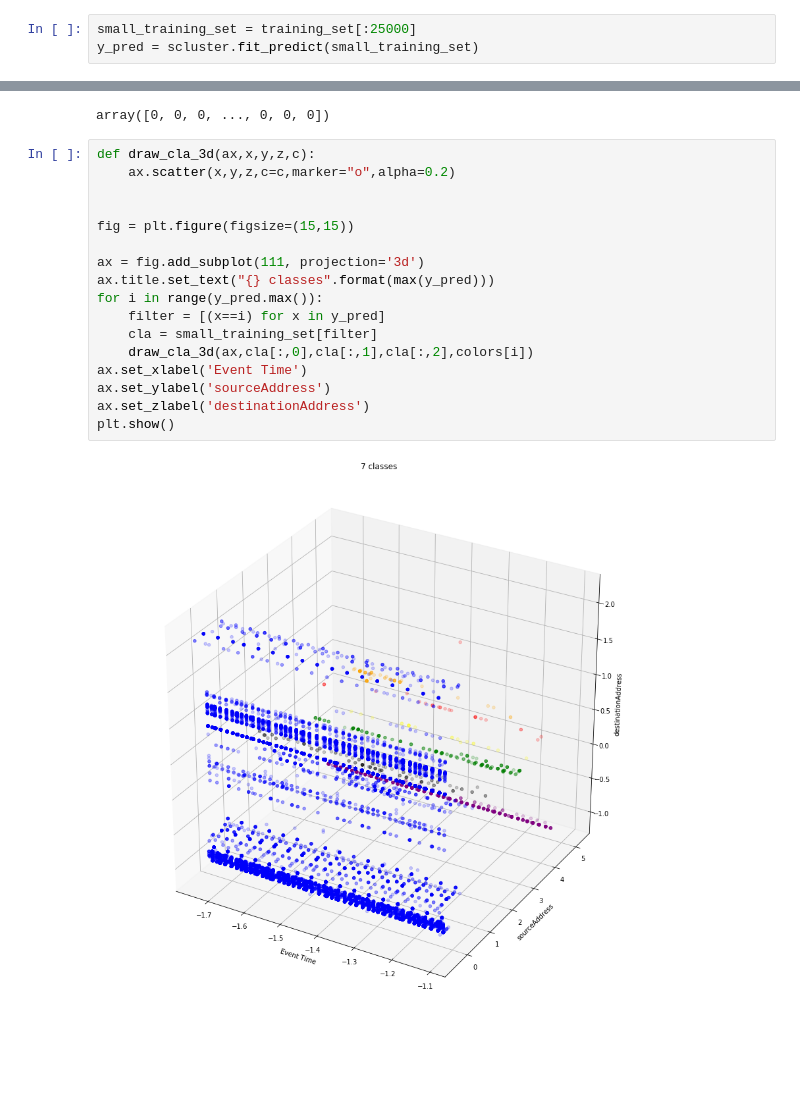
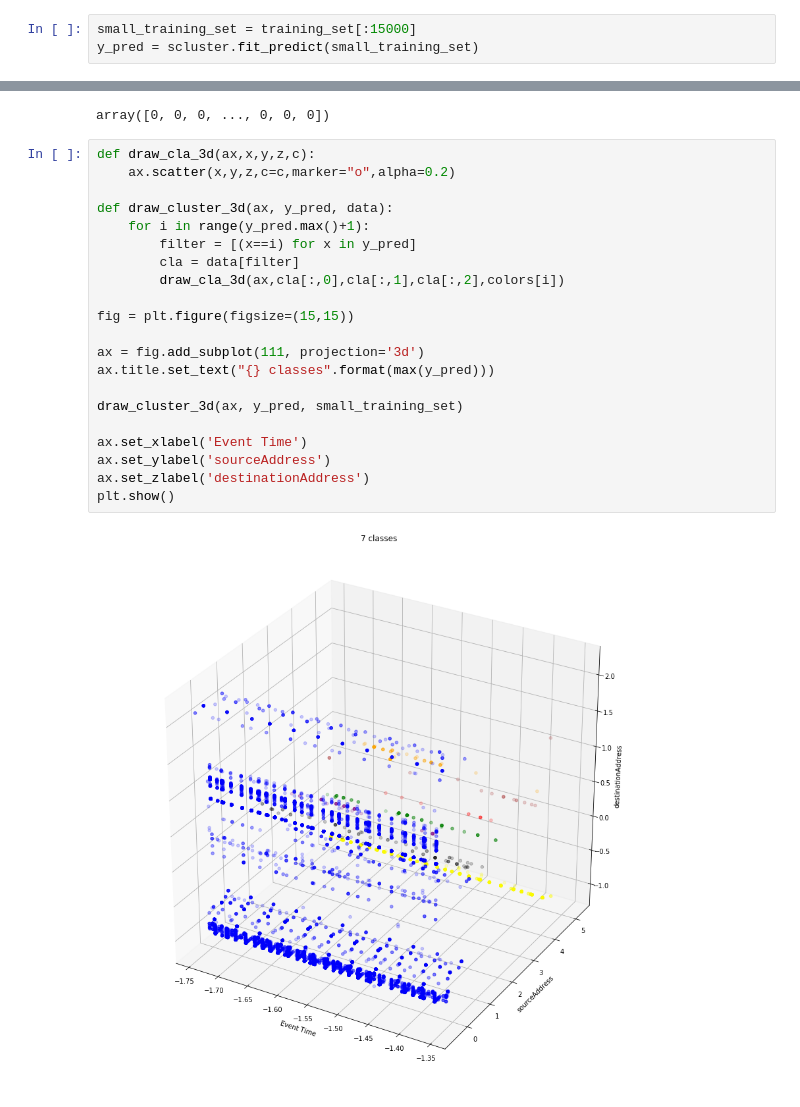
Before and after one commit to timtnleeProject/ML-learn, a Jupyter notebook: [LAB 1].ipynb, the cells around one changed output, grey strips where cells are left out. Cells and saved outputs as stored; diff of their text form; blank space fills up the shorter version.

```diff
--- a/[LAB 1].ipynb
+++ b/[LAB 1].ipynb
@@ -205,7 +252,7 @@ training_set = np.c_[dt,sp,dp]
 scaler = StandardScaler()
 training_set = scaler.fit_transform(training_set)
 # %%
-small_training_set = training_set[:25000]
+small_training_set = training_set[:15000]
 y_pred = scluster.fit_predict(small_training_set)
 # %%
 y_pred
@@ -214,19 +261,23 @@ array([0, 0, 0, ..., 0, 0, 0])
 # %%
 def draw_cla_3d(ax,x,y,z,c):
     ax.scatter(x,y,z,c=c,marker="o",alpha=0.2)
 
+def draw_cluster_3d(ax, y_pred, data):
+    for i in range(y_pred.max()+1):
+        filter = [(x==i) for x in y_pred]
+        cla = data[filter]
+        draw_cla_3d(ax,cla[:,0],cla[:,1],cla[:,2],colors[i])
 
 fig = plt.figure(figsize=(15,15))
 
 ax = fig.add_subplot(111, projection='3d')
 ax.title.set_text("{} classes".format(max(y_pred)))
-for i in range(y_pred.max()):
-    filter = [(x==i) for x in y_pred]
-    cla = small_training_set[filter]
-    draw_cla_3d(ax,cla[:,0],cla[:,1],cla[:,2],colors[i])
+
+draw_cluster_3d(ax, y_pred, small_training_set)
+
 ax.set_xlabel('Event Time')
 ax.set_ylabel('sourceAddress')
 ax.set_zlabel('destinationAddress')
 plt.show()
 # %% [output]
-[figure, old version]
+[figure, new version]
```
Also changed, not shown: parts of 10 cells of this notebook, 3 other files.
